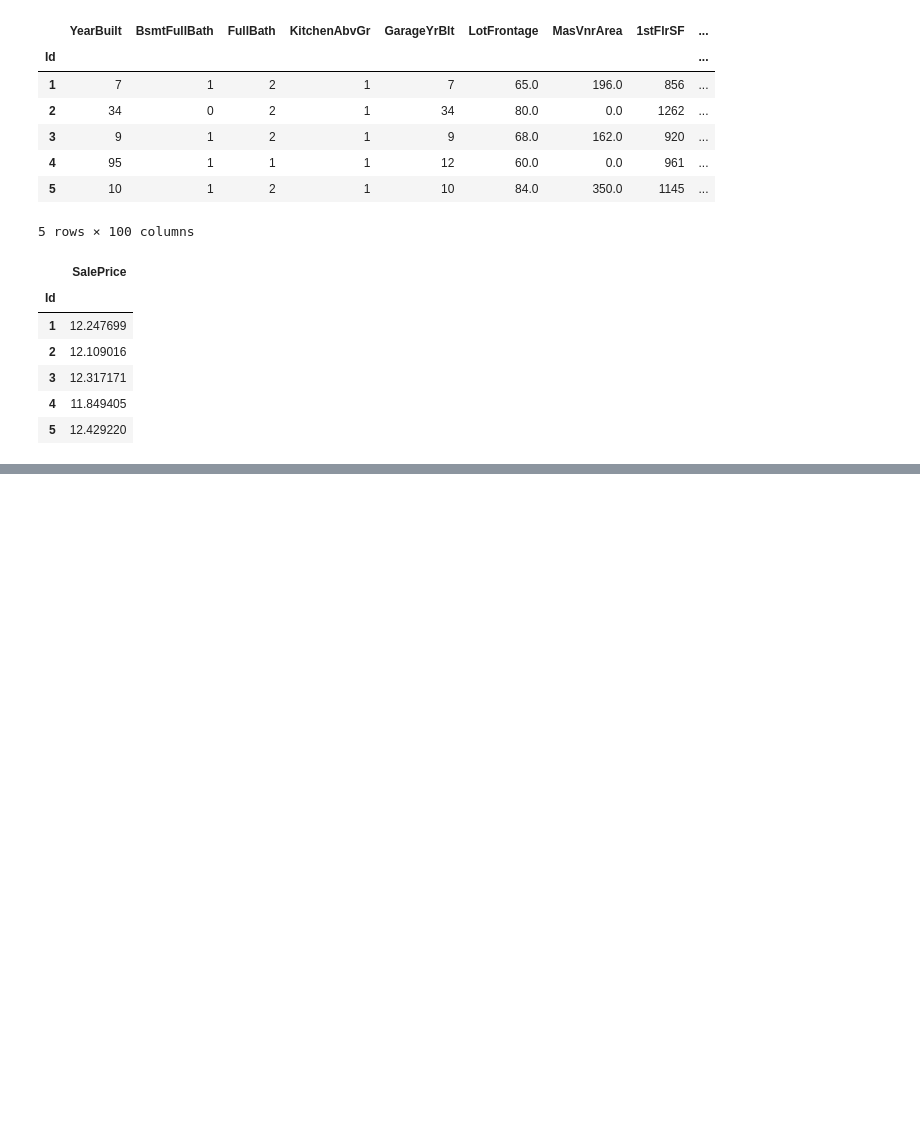
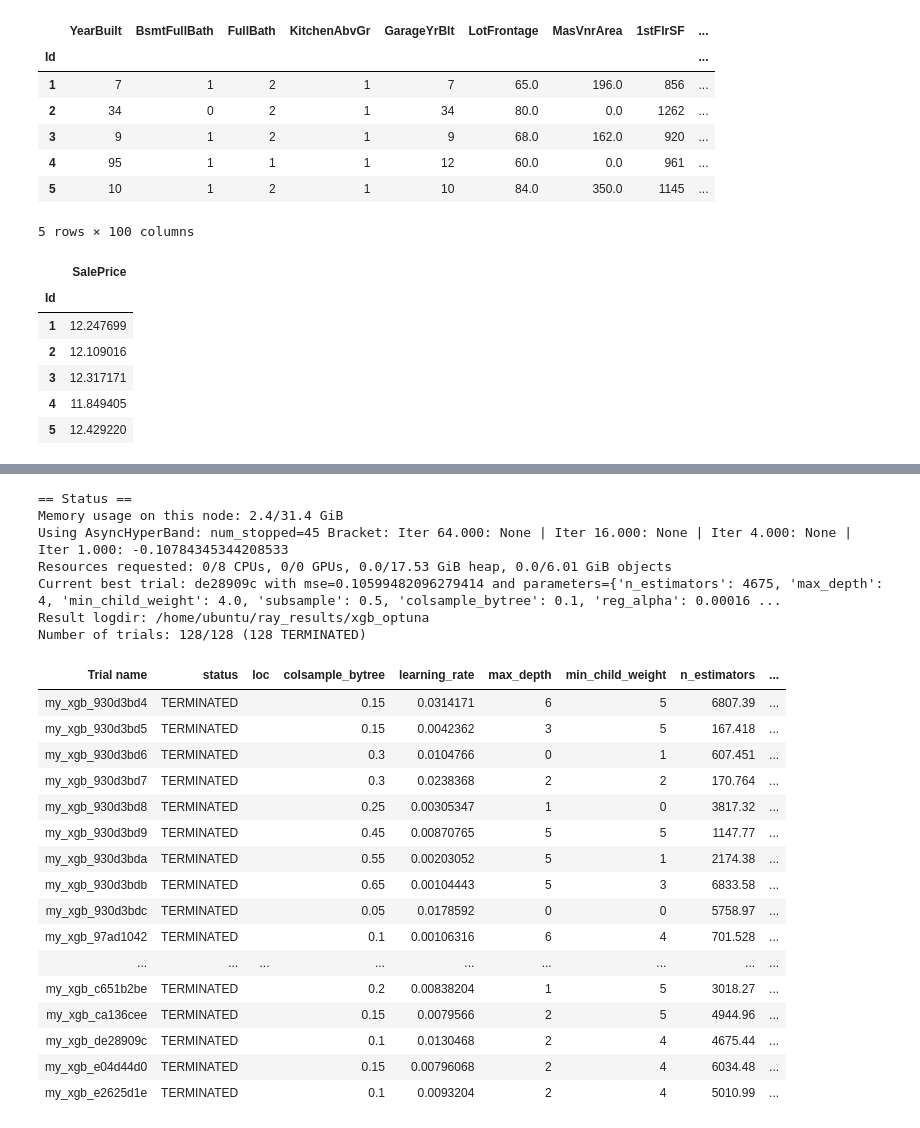
Before and after one commit to druce/iowa, a Jupyter notebook: hyperparameter_optimization.ipynb, the cells around one changed output, grey strips where cells are left out. Drawn from its saved outputs; the diff is of its cells as text; code cells hidden in the pictures; blank space fills up the shorter version.

```diff
--- a/hyperparameter_optimization.ipynb
+++ b/hyperparameter_optimization.ipynb
@@ -834,0 +1063,73 @@ print("%-20s %s" % ("End Time", datetime.now()))
+# %%
+# optuna
+NUM_SAMPLES=128
+optuna_xgb = my_xgb
+
+start_time = datetime.now()
+print("%-20s %s" % ("Start Time", start_time))
+
+algo = OptunaSearch()
+# uncomment and set max_concurrent to limit number of cores
+# algo = ConcurrencyLimiter(algo, max_concurrent=10)
+scheduler = AsyncHyperBandScheduler()
+
+tune_kwargs = {
+    "num_samples": NUM_SAMPLES,
+    "config": {
+        "n_estimators": tune.loguniform(100, 10000),
+        "max_depth": tune.quniform(0, 6, 1),
+        'min_child_weight': tune.quniform(0, 6, 1),
+        "subsample": tune.quniform(0.4, 0.9, 0.05),
+        "colsample_bytree": tune.quniform(0.05, 0.8, 0.05),
+        "reg_alpha": tune.loguniform(1e-04, 1),
+        "reg_lambda": tune.loguniform(1e-04, 100),
+        "gamma": 0,
+        "learning_rate": tune.loguniform(0.001, 0.1),
+        "wandb": {
+            "project": "iowa",
+            "api_key_file": "secrets/wandb.txt",
+            "log_config": True,
+            "name": get_random_tag(6)
+        }
+    }
+}
+
+analysis = tune.run(optuna_xgb,
+                    name="xgb_optuna",
+                    metric="mse",
+                    mode="min",
+                    search_alg=algo,
+                    scheduler=scheduler,
+                    verbose=1,
+                    loggers=DEFAULT_LOGGERS + (WandbLogger, ),
+                    **tune_kwargs)
+
+end_time = datetime.now()
+print("%-20s %s" % ("Start Time", start_time))
+print("%-20s %s" % ("End Time", end_time))
+print(str(timedelta(seconds=(end_time-start_time).seconds)))
+# %% [output]
+== Status ==
+Memory usage on this node: 2.4/31.4 GiB
+Using AsyncHyperBand: num_stopped=45 Bracket: Iter 64.000: None | Iter 16.000: None | Iter 4.000: None | Iter 1.000: -0.10784345344208533
+Resources requested: 0/8 CPUs, 0/0 GPUs, 0.0/17.53 GiB heap, 0.0/6.01 GiB objects
+Current best trial: de28909c with mse=0.10599482096279414 and parameters={'n_estimators': 4675, 'max_depth': 4, 'min_child_weight': 4.0, 'subsample': 0.5, 'colsample_bytree': 0.1, 'reg_alpha': 0.00016 ...
+Result logdir: /home/ubuntu/ray_results/xgb_optuna
+Number of trials: 128/128 (128 TERMINATED)
+| Trial name | status | loc | colsample_bytree | learning_rate | max_depth | min_child_weight | n_estimators | ... |
+| my_xgb_930d3bd4 | TERMINATED |  | 0.15 | 0.0314171 | 6 | 5 | 6807.39 | ... |
+| my_xgb_930d3bd5 | TERMINATED |  | 0.15 | 0.0042362 | 3 | 5 | 167.418 | ... |
+| my_xgb_930d3bd6 | TERMINATED |  | 0.3 | 0.0104766 | 0 | 1 | 607.451 | ... |
+| my_xgb_930d3bd7 | TERMINATED |  | 0.3 | 0.0238368 | 2 | 2 | 170.764 | ... |
+| my_xgb_930d3bd8 | TERMINATED |  | 0.25 | 0.00305347 | 1 | 0 | 3817.32 | ... |
+| my_xgb_930d3bd9 | TERMINATED |  | 0.45 | 0.00870765 | 5 | 5 | 1147.77 | ... |
+| my_xgb_930d3bda | TERMINATED |  | 0.55 | 0.00203052 | 5 | 1 | 2174.38 | ... |
+| my_xgb_930d3bdb | TERMINATED |  | 0.65 | 0.00104443 | 5 | 3 | 6833.58 | ... |
+| my_xgb_930d3bdc | TERMINATED |  | 0.05 | 0.0178592 | 0 | 0 | 5758.97 | ... |
+| my_xgb_97ad1042 | TERMINATED |  | 0.1 | 0.00106316 | 6 | 4 | 701.528 | ... |
+| ... | ... | ... | ... | ... | ... | ... | ... | ... |
+| my_xgb_c651b2be | TERMINATED |  | 0.2 | 0.00838204 | 1 | 5 | 3018.27 | ... |
+| my_xgb_ca136cee | TERMINATED |  | 0.15 | 0.0079566 | 2 | 5 | 4944.96 | ... |
+| my_xgb_de28909c | TERMINATED |  | 0.1 | 0.0130468 | 2 | 4 | 4675.44 | ... |
+| my_xgb_e04d44d0 | TERMINATED |  | 0.15 | 0.00796068 | 2 | 4 | 6034.48 | ... |
+| my_xgb_e2625d1e | TERMINATED |  | 0.1 | 0.0093204 | 2 | 4 | 5010.99 | ... |
```
Also changed, not shown: parts of 33 cells of this notebook, 2 other files.
